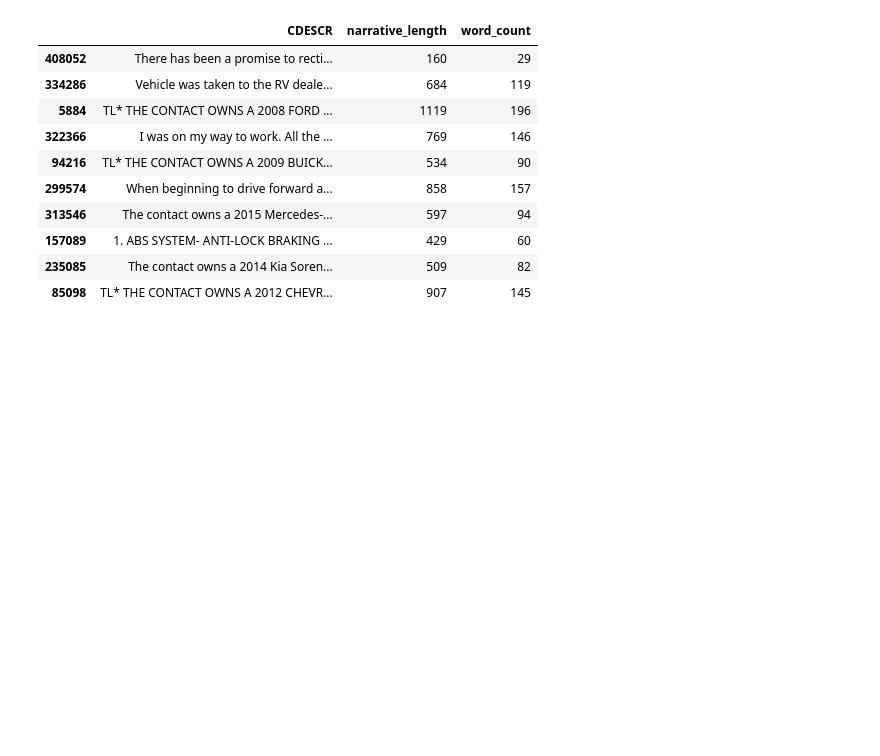
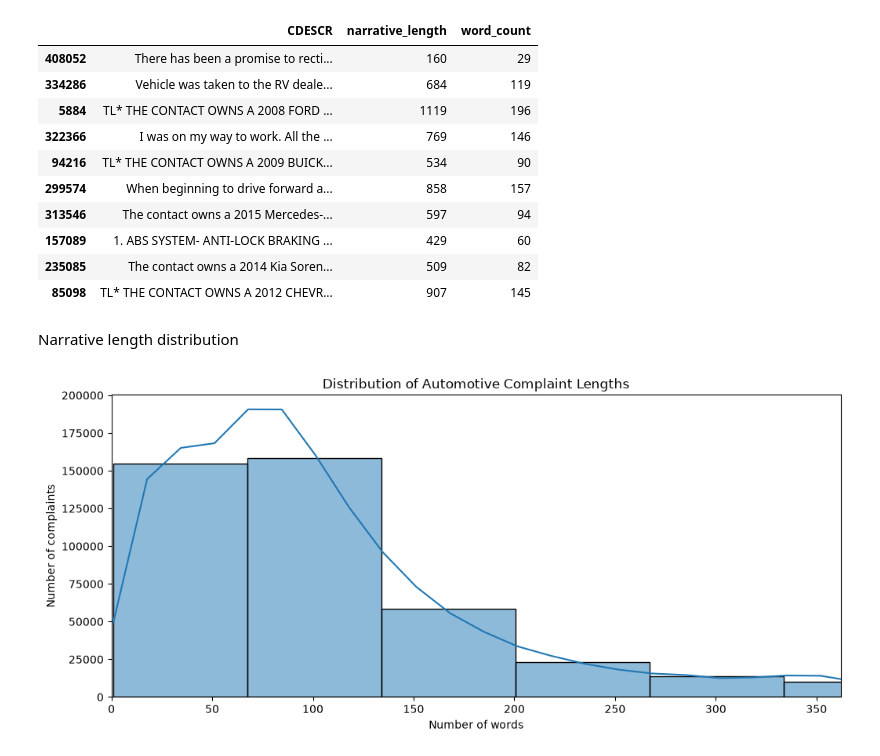
Before and after one commit to aravind8bkd/automotive-ner-pipeline, a Jupyter notebook: notebooks/01_eda_and_label_audit.ipynb, the cells around one changed output. Cells and saved outputs as stored; diff of their text form; code cells hidden in the pictures; blank space fills up the shorter version.

```diff
--- a/notebooks/01_eda_and_label_audit.ipynb
+++ b/notebooks/01_eda_and_label_audit.ipynb
@@ -209,3 +209,22 @@ Mean narrative length: 591.8812481196544
 | 157089 | 1. ABS SYSTEM- ANTI-LOCK BRAKING ... | 429 | 60 |
 | 235085 | The contact owns a 2014 Kia Soren... | 509 | 82 |
 | 85098 | TL* THE CONTACT OWNS A 2012 CHEVR... | 907 | 145 |
+# %% [markdown]
+Narrative length distribution
+# %%
+plt.figure(figsize=(12, 5))
+
+sns.histplot(
+    df["word_count"],
+    bins=50,
+    kde=True
+)
+
+plt.title("Distribution of Automotive Complaint Lengths")
+plt.xlabel("Number of words")
+plt.ylabel("Number of complaints")
+plt.xlim(0, df["word_count"].quantile(0.99))
+
+plt.show()
+# %% [output]
+[figure, added]
```
Also changed, not shown: parts of 10 cells of this notebook.
